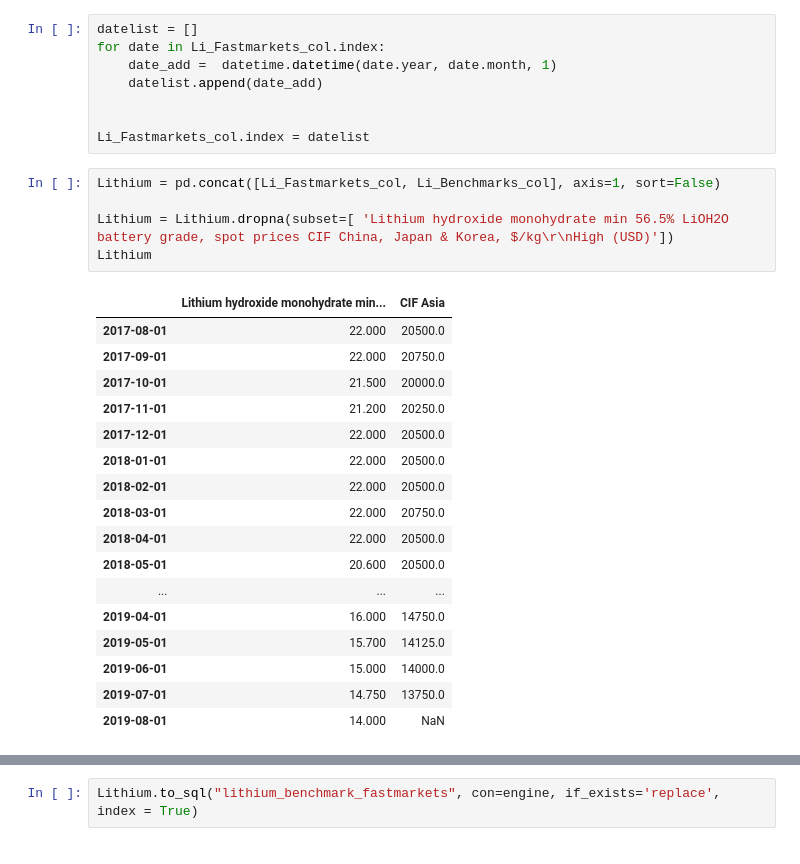
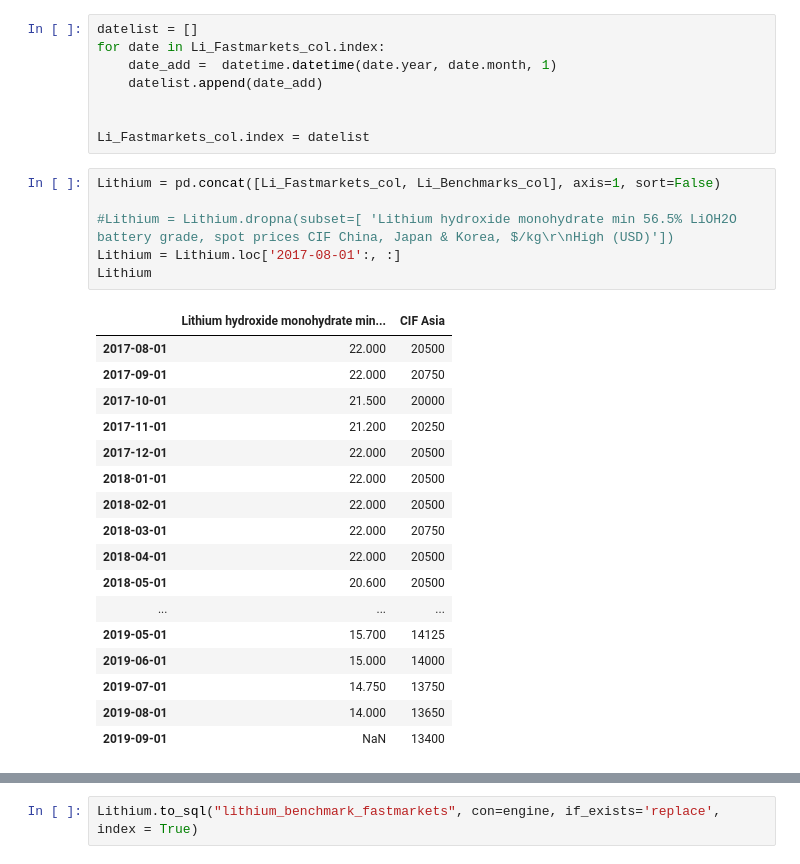
Before and after one commit to chiemiko/metals-research, a Jupyter notebook: metals_data_update.ipynb, the cells around one changed output, grey strips where cells are left out. Drawn from its saved outputs; the diff is of its cells as text.

```diff
--- a/metals_data_update.ipynb
+++ b/metals_data_update.ipynb
@@ -334,26 +357,27 @@ Li_Fastmarkets_col.index = datelist
 # %%
 Lithium = pd.concat([Li_Fastmarkets_col, Li_Benchmarks_col], axis=1, sort=False)
 
-Lithium = Lithium.dropna(subset=[ 'Lithium hydroxide monohydrate min 56.5% LiOH2O battery grade, spot prices CIF China, Japan & Korea, $/kg\r\nHigh (USD)'])
+#Lithium = Lithium.dropna(subset=[ 'Lithium hydroxide monohydrate min 56.5% LiOH2O battery grade, spot prices CIF China, Japan & Korea, $/kg\r\nHigh (USD)'])
+Lithium = Lithium.loc['2017-08-01':, :]
 Lithium
 # %% [output]
 |  | Lithium hydroxide monohydrate min... | CIF Asia |
-| 2017-08-01 | 22.000 | 20500.0 |
-| 2017-09-01 | 22.000 | 20750.0 |
-| 2017-10-01 | 21.500 | 20000.0 |
-| 2017-11-01 | 21.200 | 20250.0 |
-| 2017-12-01 | 22.000 | 20500.0 |
-| 2018-01-01 | 22.000 | 20500.0 |
-| 2018-02-01 | 22.000 | 20500.0 |
-| 2018-03-01 | 22.000 | 20750.0 |
-| 2018-04-01 | 22.000 | 20500.0 |
-| 2018-05-01 | 20.600 | 20500.0 |
+| 2017-08-01 | 22.000 | 20500 |
+| 2017-09-01 | 22.000 | 20750 |
+| 2017-10-01 | 21.500 | 20000 |
+| 2017-11-01 | 21.200 | 20250 |
+| 2017-12-01 | 22.000 | 20500 |
+| 2018-01-01 | 22.000 | 20500 |
+| 2018-02-01 | 22.000 | 20500 |
+| 2018-03-01 | 22.000 | 20750 |
+| 2018-04-01 | 22.000 | 20500 |
+| 2018-05-01 | 20.600 | 20500 |
 | ... | ... | ... |
-| 2019-04-01 | 16.000 | 14750.0 |
-| 2019-05-01 | 15.700 | 14125.0 |
-| 2019-06-01 | 15.000 | 14000.0 |
-| 2019-07-01 | 14.750 | 13750.0 |
-| 2019-08-01 | 14.000 | NaN |
+| 2019-05-01 | 15.700 | 14125 |
+| 2019-06-01 | 15.000 | 14000 |
+| 2019-07-01 | 14.750 | 13750 |
+| 2019-08-01 | 14.000 | 13650 |
+| 2019-09-01 | NaN | 13400 |
 # %%
 Lithium.to_csv('raw_data_finals/LiOH/lithium_benchmark_fastmarkets.csv')
 
```
Also changed, not shown: parts of 4 cells of this notebook, 15 other files.
